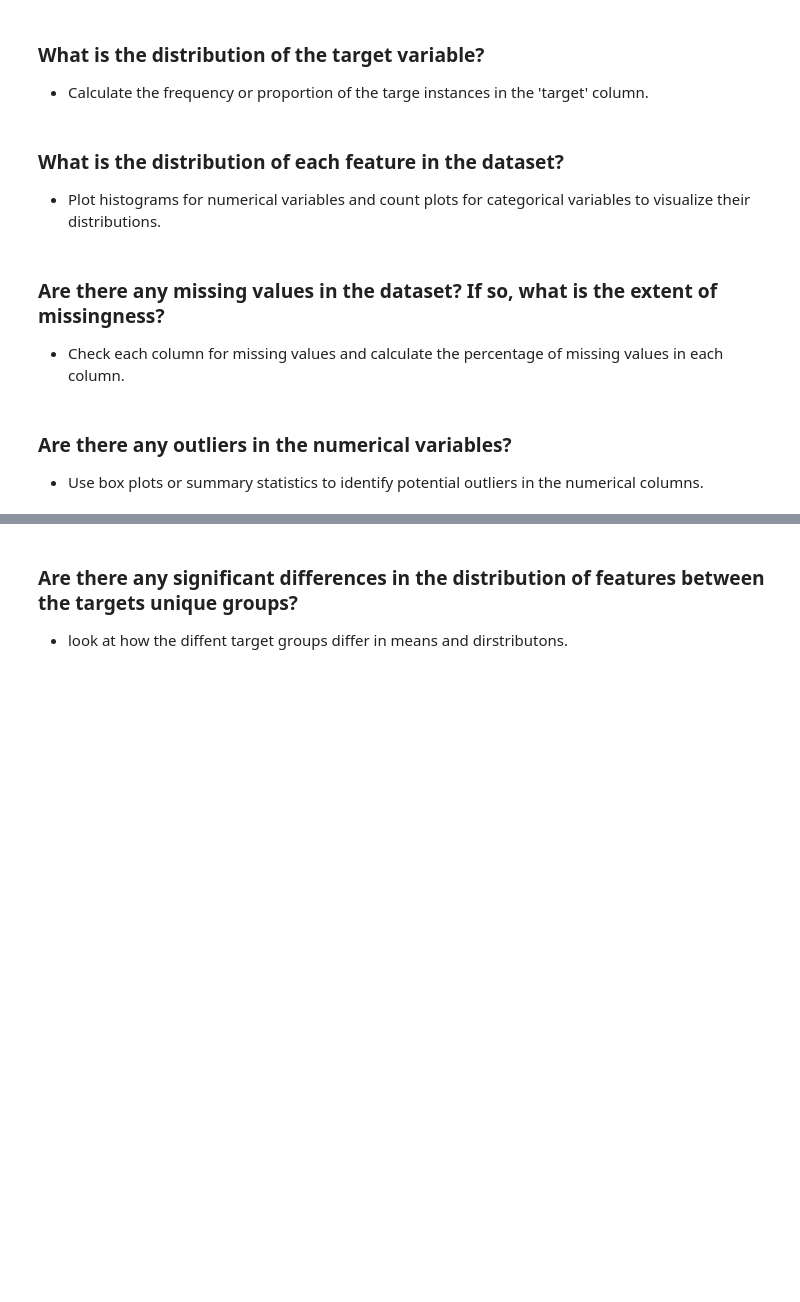
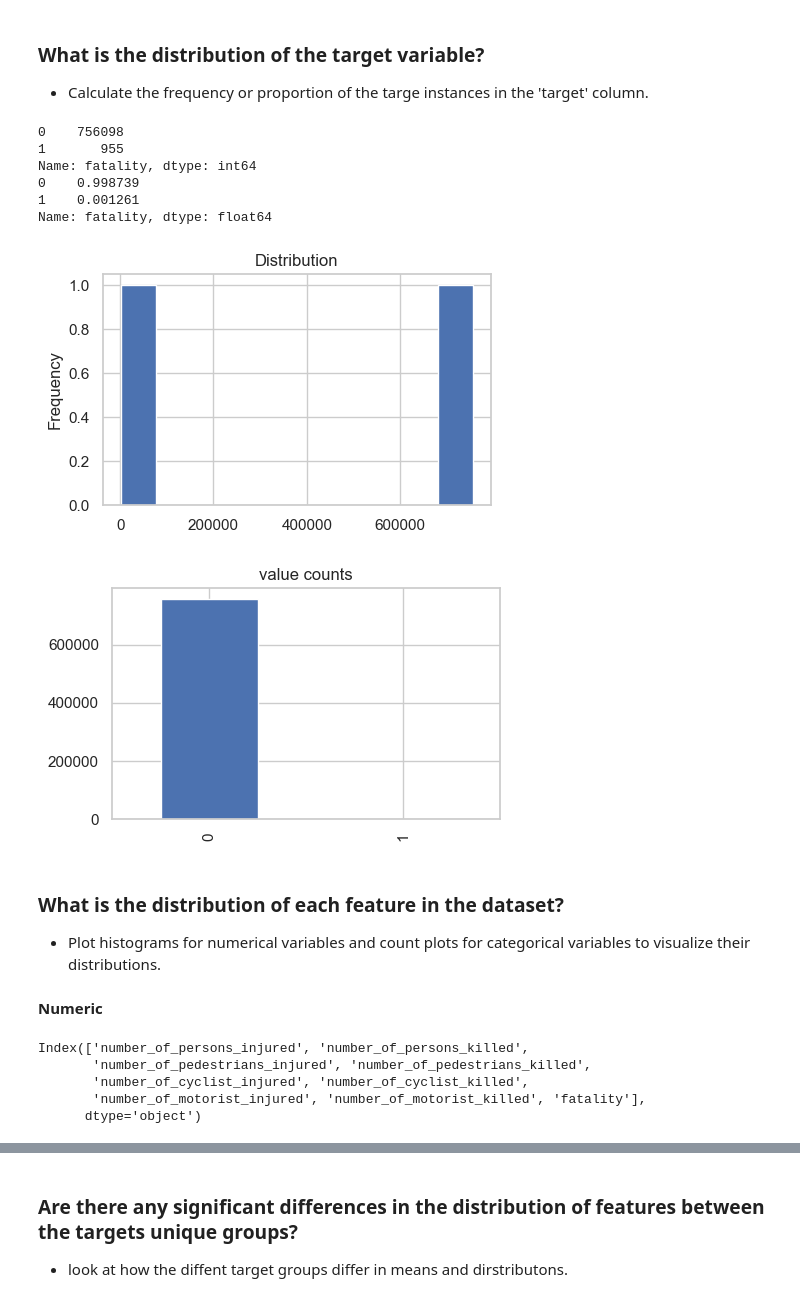
Before and after one commit to MigashaneVictoire/CNY_motor_Vehicle_collisions, a Jupyter notebook: 03_explore_work_file.ipynb, the cells around one changed output, grey strips where cells are left out. Cells and saved outputs as stored; diff of their text form; code cells hidden in the pictures; blank space fills up the shorter version.

```diff
--- a/03_explore_work_file.ipynb
+++ b/03_explore_work_file.ipynb
@@ -41,0 +41,4 @@ sns.set_theme(style="whitegrid")
+# %%
+# get the training data not encoded
+train = pd.read_csv("00_project_data/01_original_clean_no_dummies_train.csv", index_col=0)
+train = train.reset_index(drop=True)
@@ -43,15 +55,44 @@ sns.set_theme(style="whitegrid")
 ### What is the distribution of the target variable?
 
 - Calculate the frequency or proportion of the targe instances in the 'target' column.
+# %%
+# look at the fatality numbers
+print(train.fatality.value_counts())
+print(train.fatality.value_counts(normalize=True))
+
+# 0.001382 of all new york city collisions end in fatalities (1663 accidents)
+# %% [output]
+0    756098
+1       955
+Name: fatality, dtype: int64
+0    0.998739
+1    0.001261
+Name: fatality, dtype: float64
+# %%
+# visualize the distribution
+train.fatality.value_counts().plot(kind="hist", figsize=(5,3))
+plt.title("Distribution")
+plt.show()
+
+train.fatality.value_counts().plot(kind="bar", figsize=(5,3))
+plt.title("value counts")
+plt.show()
+# %% [output]
+[figure, added]
+[figure, added]
 # %% [markdown]
 ### What is the distribution of each feature in the dataset?
 
 - Plot histograms for numerical variables and count plots for categorical variables to visualize their distributions.
-# %% [markdown]
-### Are there any missing values in the dataset? If so, what is the extent of missingness?
-
-- Check each column for missing values and calculate the percentage of missing values in each column.
-# %% [markdown]
-### Are there any outliers in the numerical variables?
-
-- Use box plots or summary statistics to identify potential outliers in the numerical columns.
+# %% [markdown]
+**Numeric**
+# %%
+# select numeric data type columns
+numerics = train.select_dtypes("number")
+numerics.columns
+# %% [output]
+Index(['number_of_persons_injured', 'number_of_persons_killed',
+       'number_of_pedestrians_injured', 'number_of_pedestrians_killed',
+       'number_of_cyclist_injured', 'number_of_cyclist_killed',
+       'number_of_motorist_injured', 'number_of_motorist_killed', 'fatality'],
+      dtype='object')
```
Also changed, not shown: parts of 12 cells of this notebook, 1 other file.
